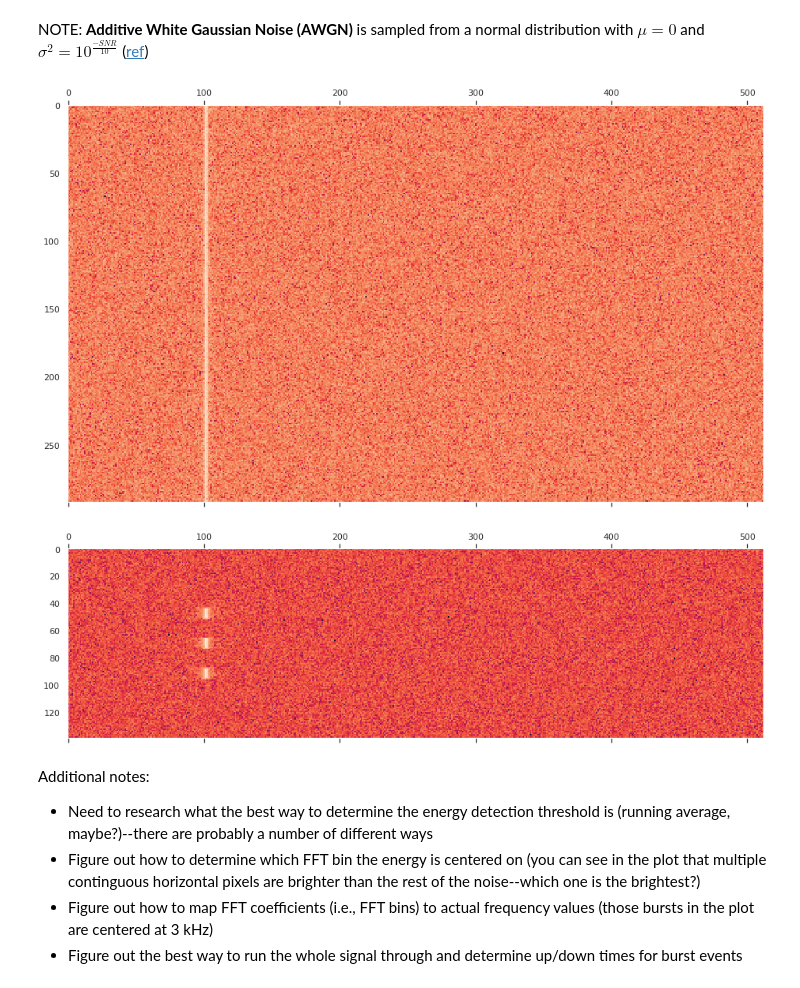
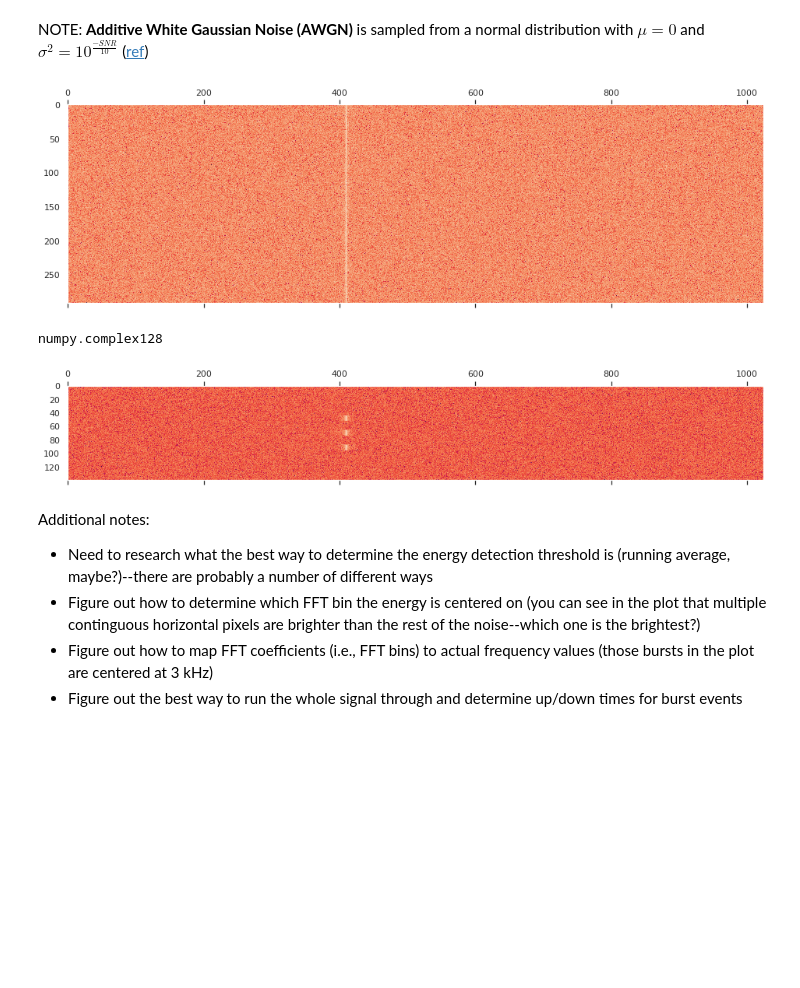
Before and after one commit to britishtar/DSP_tutorials, a Jupyter notebook: Energy Detector.ipynb, the cells around one changed output. Cells and saved outputs as stored; diff of their text form; code cells hidden in the pictures; blank space fills up the shorter version.

Commit message:
modified psd_plot() function to plot zero frequency values in the center

```diff
--- a/Energy Detector.ipynb
+++ b/Energy Detector.ipynb
@@ -48,38 +48,50 @@ def sig_gen(freq, duration, Fs, AWGN_SNR=None, complex=True):
             return sig*np.real(np.exp(-1j*(omega*t))) + awgn
 # %%
 def psd_plot(signal, NFFT=1024, width=16, freq_range=None, Fs=None):
+    # TODO: optimize for performance
     if NFFT%2 != 0:
         NFFT = NFFT+1
     i=0
     if len(signal)%NFFT != 0:
         signal = signal[:-(len(signal)%NFFT)] # discard extra data that can't be used
-    output = np.zeros(int(len(signal)))
+    if Fs == None:
+        Fs = 1.0
+    #reps = int(len(signal)/NFFT)
+    f_output = np.tile(np.fft.fftshift(np.fft.fftfreq(n=NFFT, d=1/Fs)), int(len(signal)/NFFT))
+    #f_output = np.zeros(int(len(signal)))
+    coeff_output = np.zeros(int(len(signal)), dtype=np.complex128)
     while i < len(signal):
-        output[i:i+NFFT] = np.absolute(np.fft.fft(signal[i:i+NFFT]))
+        coeff_output[i:i+NFFT] = np.fft.fftshift(np.fft.fft(signal[i:i+NFFT]))
         i += NFFT
-    fft_data = output.reshape((int(np.floor(len(output)/NFFT)), NFFT))
-    # square the values:
-    squared = np.square(fft_data)
+    freq_data = f_output.reshape((int(np.floor(len(f_output)/NFFT)), NFFT))
+    coeff_data = coeff_output.reshape((int(np.floor(len(coeff_output)/NFFT)), NFFT))
+    # square the coefficient magnitudes:
+    squared = np.square(np.absolute(coeff_data))
     # normalize by highest value in each fft, compute in dB:
     normalized_db = 10*np.log10(squared/np.amax(squared))
     # plot:
-    if fft_data.shape[0]*16//300 == 0.0:
+    if coeff_data.shape[0]*16//300 == 0.0:
         assert False, "Not enough data to plot! Try inputting a longer signal."
-    fig, ax = plt.subplots(figsize=(width, fft_data.shape[0]*16//300))
+    fig, ax = plt.subplots(figsize=(width, coeff_data.shape[0]*16//300))
     ax.grid(False)
-    ax.matshow(np.flip(normalized_db[:,int(NFFT/2):], axis=1))
+    ax.matshow(normalized_db)
     if freq_range != None:
         # TODO: scale ticks on x-axis according to appropriate frequencies
         pass
     if Fs !=None:
         # TODO: scale ticks on y-axis according to time in seconds
         pass
-    return fig, ax
+#    return fig, ax
+    return freq_data, coeff_data
 # %%
 my_signal = sig_gen(freq, duration, Fs, AWGN_SNR=-10.0, complex=True)
-temp = psd_plot(my_signal)
+f, c = psd_plot(my_signal)
 # %% [output]
-[figure, old version]
+[figure, new version]
+# %%
+type(my_signal[0])
+# %% [output]
+numpy.complex128
 # %%
 # Create and on-off-keying (OOK) signal:
 freq = 3000.0
@@ -99,7 +111,7 @@ my_signal = np.concatenate([sig_gen(None, 3*noise_duration, Fs, AWGN_SNR),
 # %%
 temp = psd_plot(my_signal)
 # %% [output]
-[figure, old version]
+[figure, new version]
 # %%
 def compare_threshold(window, threshold, freq_range):
     '''
```
